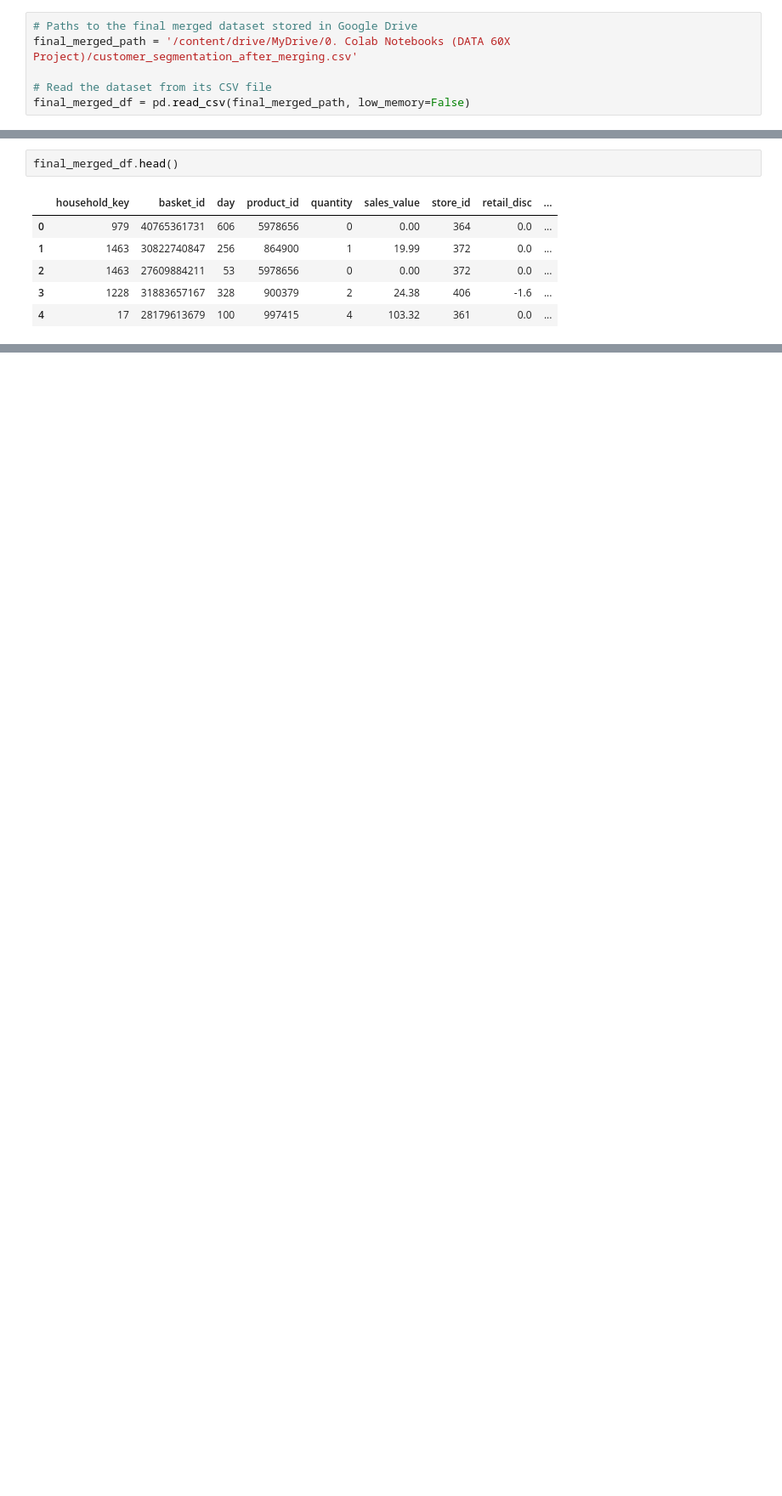
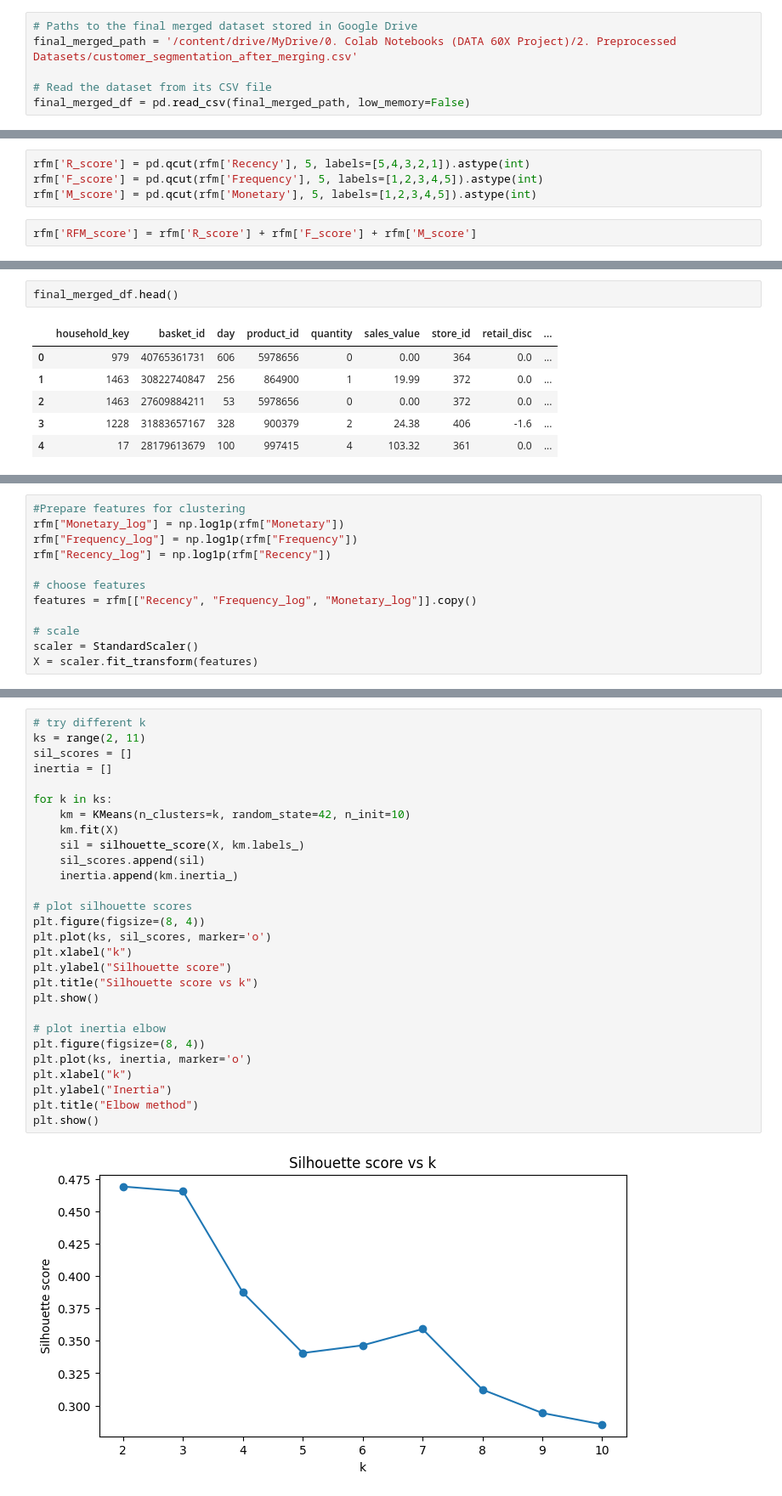
Before and after one commit to DATA601-CustSegment-Nov2025-to-Feb2026/New-CustSegment-Project, a Jupyter notebook: Customer_Segmentation_(Preprocessing).ipynb, the cells around one changed output, grey strips where cells are left out. Shown at 85% size. Cells and saved outputs as stored; diff of their text form; blank space fills up the shorter version.

Commit message:
clustering with RFM variables

```diff
--- a/Customer_Segmentation_(Preprocessing).ipynb
+++ b/Customer_Segmentation_(Preprocessing).ipynb
@@ -15,7 +15,7 @@ drive.mount('/content/drive')
 Drive already mounted at /content/drive; to attempt to forcibly remount, call drive.mount("/content/drive", force_remount=True).
 # %%
 # Paths to the final merged dataset stored in Google Drive
-final_merged_path = '/content/drive/MyDrive/0. Colab Notebooks (DATA 60X Project)/customer_segmentation_after_merging.csv'
+final_merged_path = '/content/drive/MyDrive/0. Colab Notebooks (DATA 60X Project)/2. Preprocessed Datasets/customer_segmentation_after_merging.csv'
 
 # Read the dataset from its CSV file
 final_merged_df = pd.read_csv(final_merged_path, low_memory=False)
@@ -611,0 +643,6 @@ dtype: int64
+# %%
+rfm['R_score'] = pd.qcut(rfm['Recency'], 5, labels=[5,4,3,2,1]).astype(int)
+rfm['F_score'] = pd.qcut(rfm['Frequency'], 5, labels=[1,2,3,4,5]).astype(int)
+rfm['M_score'] = pd.qcut(rfm['Monetary'], 5, labels=[1,2,3,4,5]).astype(int)
+# %%
+rfm['RFM_score'] = rfm['R_score'] + rfm['F_score'] + rfm['M_score']
@@ -626,0 +682,12 @@ print(num_unique_households)
+# %%
+#Prepare features for clustering
+rfm["Monetary_log"] = np.log1p(rfm["Monetary"])
+rfm["Frequency_log"] = np.log1p(rfm["Frequency"])
+rfm["Recency_log"] = np.log1p(rfm["Recency"])
+
+# choose features
+features = rfm[["Recency", "Frequency_log", "Monetary_log"]].copy()
+
+# scale
+scaler = StandardScaler()
+X = scaler.fit_transform(features)
@@ -626,0 +696,30 @@ print(num_unique_households)
+# %%
+# try different k
+ks = range(2, 11)
+sil_scores = []
+inertia = []
+
+for k in ks:
+    km = KMeans(n_clusters=k, random_state=42, n_init=10)
+    km.fit(X)
+    sil = silhouette_score(X, km.labels_)
+    sil_scores.append(sil)
+    inertia.append(km.inertia_)
+
+# plot silhouette scores
+plt.figure(figsize=(8, 4))
+plt.plot(ks, sil_scores, marker='o')
+plt.xlabel("k")
+plt.ylabel("Silhouette score")
+plt.title("Silhouette score vs k")
+plt.show()
+
+# plot inertia elbow
+plt.figure(figsize=(8, 4))
+plt.plot(ks, inertia, marker='o')
+plt.xlabel("k")
+plt.ylabel("Inertia")
+plt.title("Elbow method")
+plt.show()
+# %% [output]
+[figure, added]
```
Also changed, not shown: parts of 25 cells of this notebook.
